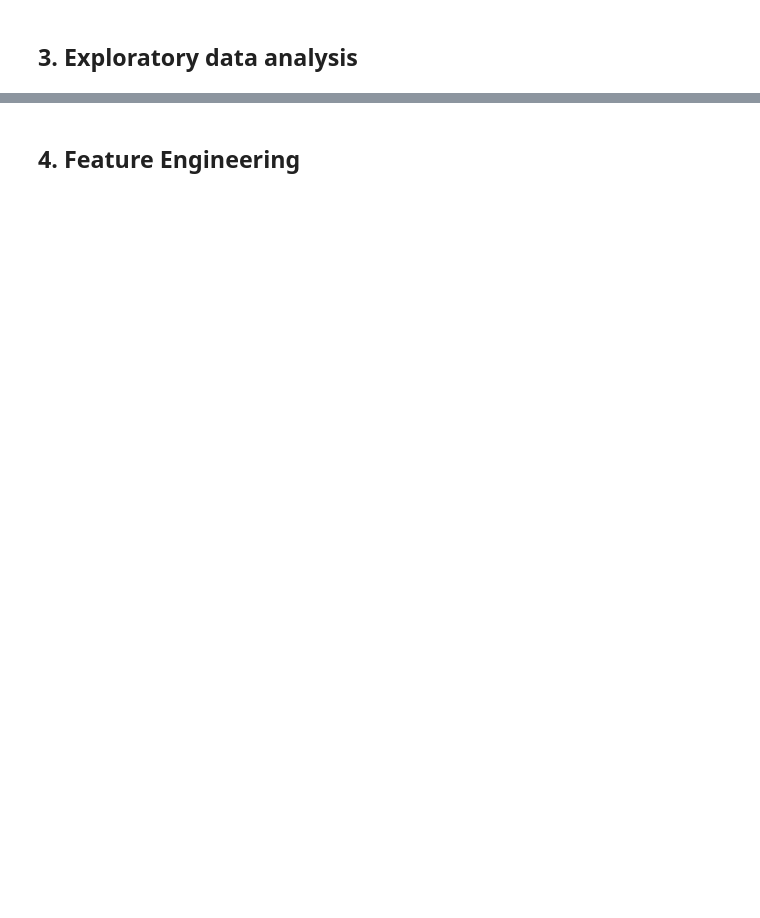
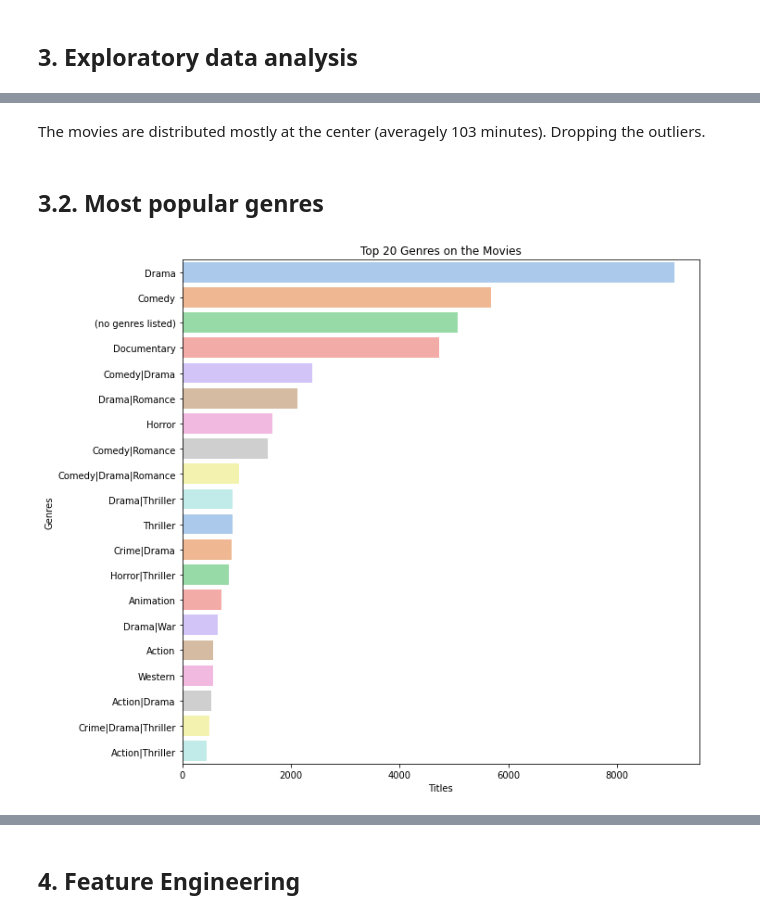
Before and after one commit to NgawethuMtirara/unsupervised-streamlit-teamcw3, a Jupyter notebook: Notebook/Team_CW3_Unsupervised.ipynb, the cells around one changed output, grey strips where cells are left out. Saved outputs shown, nothing was run; the diff lists cells and outputs as text; code cells hidden in the pictures; blank space fills up the shorter version.

```diff
--- a/Notebook/Team_CW3_Unsupervised.ipynb
+++ b/Notebook/Team_CW3_Unsupervised.ipynb
@@ -67,0 +355,18 @@ Providing an accurate and robust solution to this challenge has immense economic
+# %% [markdown]
+The movies are distributed mostly at the center (averagely 103 minutes).
+Dropping the outliers.
+# %% [markdown]
+## 3.2. Most popular genres
+# %%
+#he top genres that are mostly watched
+filtered_genres = movies_df.set_index('title').genres.str.split(', ', expand=True).stack().reset_index(level=1, drop=True);
+
+#bar graph
+plt.figure(figsize=(10,10))
+g = sns.countplot(y = filtered_genres, order=filtered_genres.value_counts().index[:20], palette='pastel')
+plt.title('Top 20 Genres on the Movies')
+plt.xlabel('Titles')
+plt.ylabel('Genres')
+plt.show()
+# %% [output]
+[figure, added]
```
Also changed, not shown: parts of 63 cells of this notebook.
